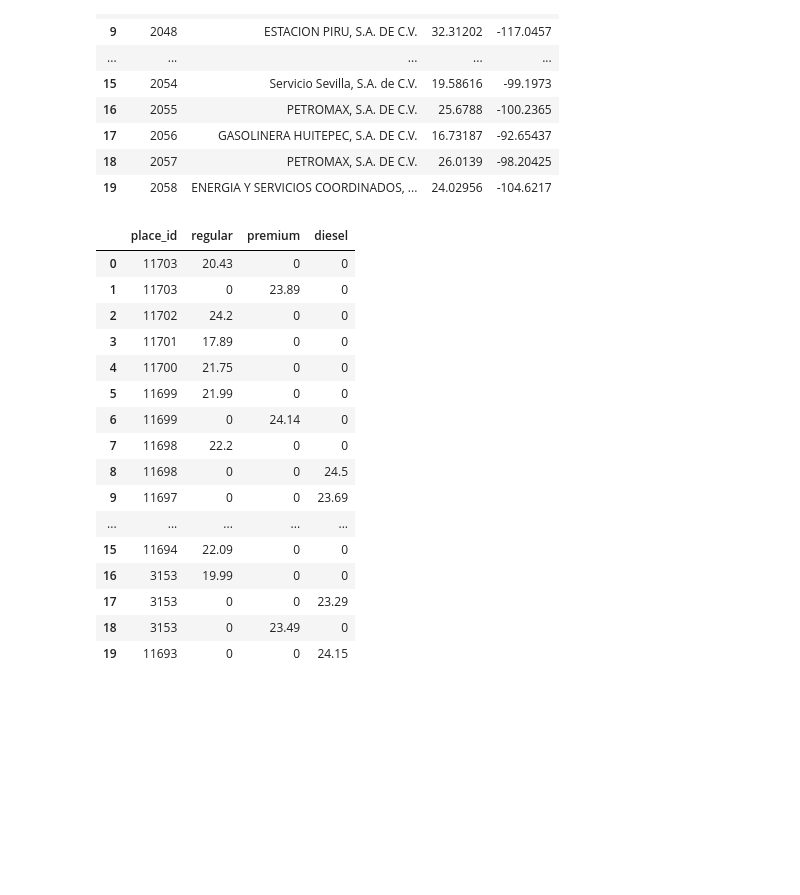
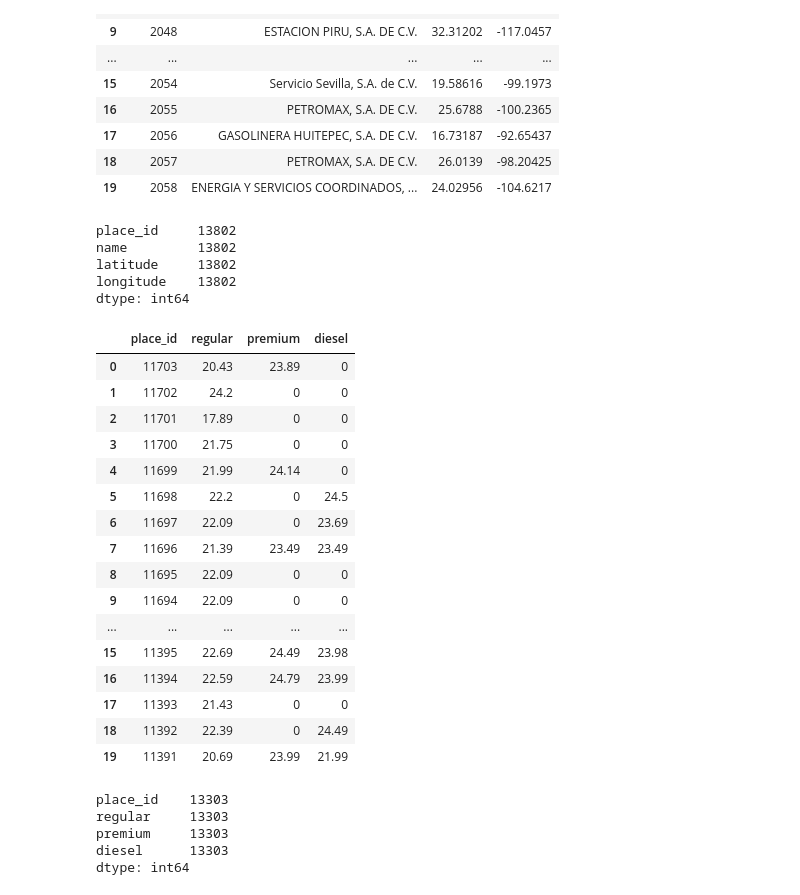
Before and after one commit to Garavirod/data-science, a Jupyter notebook: data-engineering/challenges/aws/gas-station-geolocation/notbooks/script.ipynb, the cells around one changed output. Cells and saved outputs as stored; diff of their text form; code cells hidden in the pictures; blank space fills up the shorter version.

Commit message:
feat(data-engineering): Refactor data frames prices and places

```diff
--- a/data-engineering/challenges/aws/gas-station-geolocation/notbooks/script.ipynb
+++ b/data-engineering/challenges/aws/gas-station-geolocation/notbooks/script.ipynb
@@ -98,50 +116,70 @@ df_places_refactor.head(20)
 | 17 | 2056 | GASOLINERA HUITEPEC, S.A. DE C.V. | 16.73187 | -92.65437 |
 | 18 | 2057 | PETROMAX, S.A. DE C.V. | 26.0139 | -98.20425 |
 | 19 | 2058 | ENERGIA Y SERVICIOS COORDINADOS, ... | 24.02956 | -104.6217 |
+# %%
+df_places_refactor.count()
+# %% [output]
+place_id     13802
+name         13802
+latitude     13802
+longitude    13802
+dtype: int64
 # %%
 # Refactoring data for prices XML file
 
 xtree = et.parse("../datasets/prices.xml")
 xroot = xtree.getroot()
 
 # Data frame cols and row
 df_cols = ['place_id','regular', 'premium', 'diesel']
 rows = []
 
 # Read xml nodes
+place_ids = dict() # to mange duplicate places
 for node in xroot:
     place_id = node.attrib.get('place_id')
     children_iterator = node.find('gas_price').iter()
-    gas_types = {'regular': 0, 'premium':0, 'diesel':0}
+    gas_types = place_ids[place_id] if place_id in place_ids else {'regular': 0, 'premium':0, 'diesel':0}
     for item in children_iterator:
         gas_type = item.attrib.get('type')
         gas_types[gas_type] = item.text
 
+    place_ids[place_id] = gas_types
+
+for place_id,gas_types in place_ids.items():
     rows.append({
         'place_id':place_id,
         'regular':gas_types['regular'],
         'premium':gas_types['premium'],
         'diesel':gas_types['diesel']
     })
 
 df_prices_refactor = pd.DataFrame(rows, columns=df_cols)
 df_prices_refactor.head(20)
 # %% [output]
 |  | place_id | regular | premium | diesel |
-| 0 | 11703 | 20.43 | 0 | 0 |
-| 1 | 11703 | 0 | 23.89 | 0 |
-| 2 | 11702 | 24.2 | 0 | 0 |
-| 3 | 11701 | 17.89 | 0 | 0 |
-| 4 | 11700 | 21.75 | 0 | 0 |
-| 5 | 11699 | 21.99 | 0 | 0 |
-| 6 | 11699 | 0 | 24.14 | 0 |
-| 7 | 11698 | 22.2 | 0 | 0 |
-| 8 | 11698 | 0 | 0 | 24.5 |
-| 9 | 11697 | 0 | 0 | 23.69 |
+| 0 | 11703 | 20.43 | 23.89 | 0 |
+| 1 | 11702 | 24.2 | 0 | 0 |
+| 2 | 11701 | 17.89 | 0 | 0 |
+| 3 | 11700 | 21.75 | 0 | 0 |
+| 4 | 11699 | 21.99 | 24.14 | 0 |
+| 5 | 11698 | 22.2 | 0 | 24.5 |
+| 6 | 11697 | 22.09 | 0 | 23.69 |
+| 7 | 11696 | 21.39 | 23.49 | 23.49 |
+| 8 | 11695 | 22.09 | 0 | 0 |
+| 9 | 11694 | 22.09 | 0 | 0 |
 | ... | ... | ... | ... | ... |
-| 15 | 11694 | 22.09 | 0 | 0 |
-| 16 | 3153 | 19.99 | 0 | 0 |
-| 17 | 3153 | 0 | 0 | 23.29 |
-| 18 | 3153 | 0 | 23.49 | 0 |
-| 19 | 11693 | 0 | 0 | 24.15 |
+| 15 | 11395 | 22.69 | 24.49 | 23.98 |
+| 16 | 11394 | 22.59 | 24.79 | 23.99 |
+| 17 | 11393 | 21.43 | 0 | 0 |
+| 18 | 11392 | 22.39 | 0 | 24.49 |
+| 19 | 11391 | 20.69 | 23.99 | 21.99 |
+# %%
+df_prices_refactor.count()
+# %% [output]
+place_id    13303
+regular     13303
+premium     13303
+diesel      13303
+dtype: int64
 # %%
```
Also changed, not shown: parts of 7 cells of this notebook.
